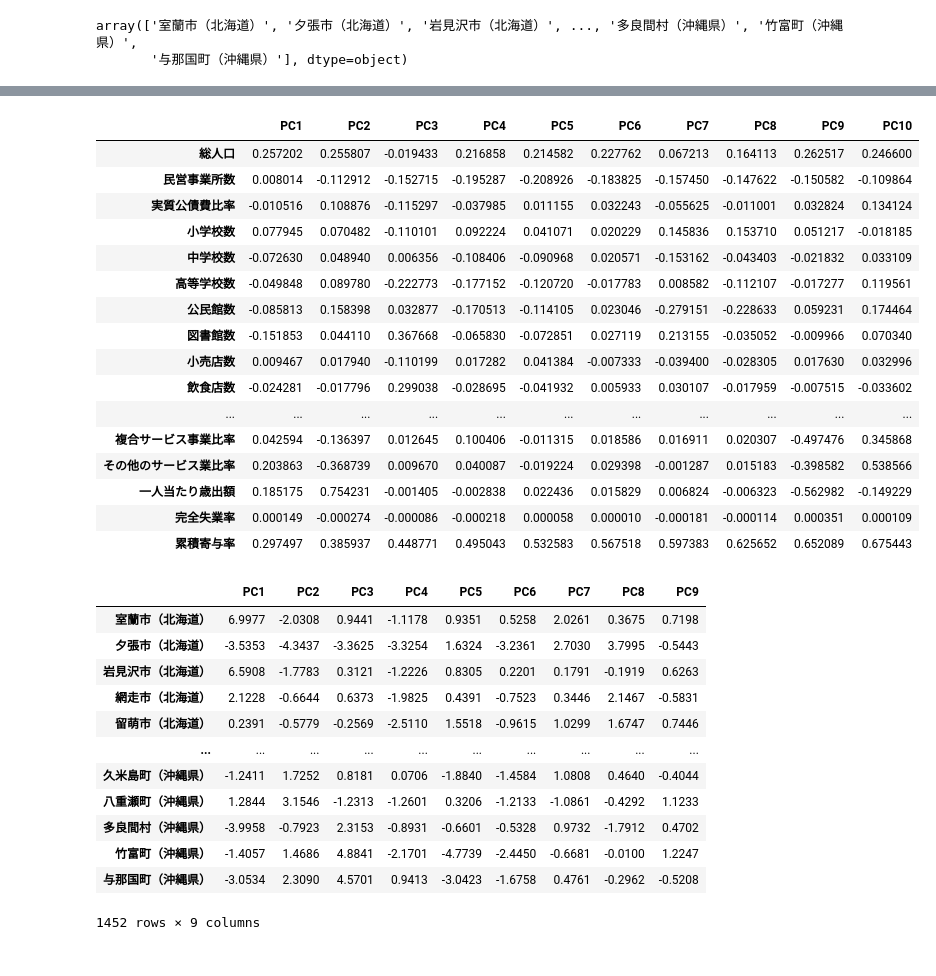
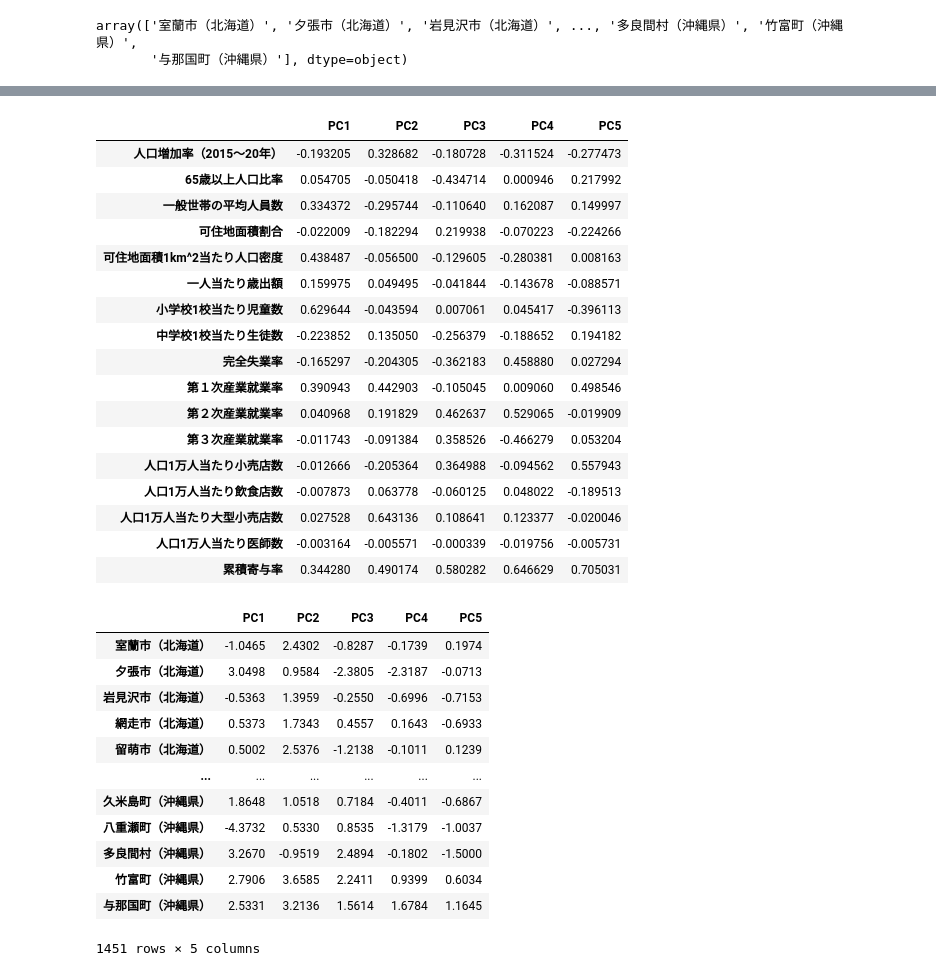
Before and after one commit to tMaehashi/City-Analysis, a Jupyter notebook: Code/city_2.ipynb, the cells around one changed output, grey strips where cells are left out. Saved outputs shown, nothing was run; the diff lists cells and outputs as text; code cells hidden in the pictures.

```diff
--- a/Code/city_2.ipynb
+++ b/Code/city_2.ipynb
@@ -138,43 +131,44 @@ df_PCA.style.applymap(color_background)
 # %%
-my_df = df_PCA.iloc[:, :10]
+my_df = df_PCA.iloc[:, :5]
 my_df.style.applymap(color_background)
 # %% [output]
-|  | PC1 | PC2 | PC3 | PC4 | PC5 | PC6 | PC7 | PC8 | PC9 | PC10 |
-| 総人口 | 0.257202 | 0.255807 | -0.019433 | 0.216858 | 0.214582 | 0.227762 | 0.067213 | 0.164113 | 0.262517 | 0.246600 |
-| 民営事業所数 | 0.008014 | -0.112912 | -0.152715 | -0.195287 | -0.208926 | -0.183825 | -0.157450 | -0.147622 | -0.150582 | -0.109864 |
-| 実質公債費比率 | -0.010516 | 0.108876 | -0.115297 | -0.037985 | 0.011155 | 0.032243 | -0.055625 | -0.011001 | 0.032824 | 0.134124 |
-| 小学校数 | 0.077945 | 0.070482 | -0.110101 | 0.092224 | 0.041071 | 0.020229 | 0.145836 | 0.153710 | 0.051217 | -0.018185 |
-| 中学校数 | -0.072630 | 0.048940 | 0.006356 | -0.108406 | -0.090968 | 0.020571 | -0.153162 | -0.043403 | -0.021832 | 0.033109 |
-| 高等学校数 | -0.049848 | 0.089780 | -0.222773 | -0.177152 | -0.120720 | -0.017783 | 0.008582 | -0.112107 | -0.017277 | 0.119561 |
-| 公民館数 | -0.085813 | 0.158398 | 0.032877 | -0.170513 | -0.114105 | 0.023046 | -0.279151 | -0.228633 | 0.059231 | 0.174464 |
-| 図書館数 | -0.151853 | 0.044110 | 0.367668 | -0.065830 | -0.072851 | 0.027119 | 0.213155 | -0.035052 | -0.009966 | 0.070340 |
-| 小売店数 | 0.009467 | 0.017940 | -0.110199 | 0.017282 | 0.041384 | -0.007333 | -0.039400 | -0.028305 | 0.017630 | 0.032996 |
-| 飲食店数 | -0.024281 | -0.017796 | 0.299038 | -0.028695 | -0.041932 | 0.005933 | 0.030107 | -0.017959 | -0.007515 | -0.033602 |
-| ... | ... | ... | ... | ... | ... | ... | ... | ... | ... | ... |
-| 複合サービス事業比率 | 0.042594 | -0.136397 | 0.012645 | 0.100406 | -0.011315 | 0.018586 | 0.016911 | 0.020307 | -0.497476 | 0.345868 |
-| その他のサービス業比率 | 0.203863 | -0.368739 | 0.009670 | 0.040087 | -0.019224 | 0.029398 | -0.001287 | 0.015183 | -0.398582 | 0.538566 |
-| 一人当たり歳出額 | 0.185175 | 0.754231 | -0.001405 | -0.002838 | 0.022436 | 0.015829 | 0.006824 | -0.006323 | -0.562982 | -0.149229 |
-| 完全失業率 | 0.000149 | -0.000274 | -0.000086 | -0.000218 | 0.000058 | 0.000010 | -0.000181 | -0.000114 | 0.000351 | 0.000109 |
-| 累積寄与率 | 0.297497 | 0.385937 | 0.448771 | 0.495043 | 0.532583 | 0.567518 | 0.597383 | 0.625652 | 0.652089 | 0.675443 |
+|  | PC1 | PC2 | PC3 | PC4 | PC5 |
+| 人口増加率（2015～20年） | -0.193205 | 0.328682 | -0.180728 | -0.311524 | -0.277473 |
+| 65歳以上人口比率 | 0.054705 | -0.050418 | -0.434714 | 0.000946 | 0.217992 |
+| 一般世帯の平均人員数 | 0.334372 | -0.295744 | -0.110640 | 0.162087 | 0.149997 |
+| 可住地面積割合 | -0.022009 | -0.182294 | 0.219938 | -0.070223 | -0.224266 |
+| 可住地面積1km^2当たり人口密度 | 0.438487 | -0.056500 | -0.129605 | -0.280381 | 0.008163 |
+| 一人当たり歳出額 | 0.159975 | 0.049495 | -0.041844 | -0.143678 | -0.088571 |
+| 小学校1校当たり児童数 | 0.629644 | -0.043594 | 0.007061 | 0.045417 | -0.396113 |
+| 中学校1校当たり生徒数 | -0.223852 | 0.135050 | -0.256379 | -0.188652 | 0.194182 |
+| 完全失業率 | -0.165297 | -0.204305 | -0.362183 | 0.458880 | 0.027294 |
+| 第１次産業就業率 | 0.390943 | 0.442903 | -0.105045 | 0.009060 | 0.498546 |
+| 第２次産業就業率 | 0.040968 | 0.191829 | 0.462637 | 0.529065 | -0.019909 |
+| 第３次産業就業率 | -0.011743 | -0.091384 | 0.358526 | -0.466279 | 0.053204 |
+| 人口1万人当たり小売店数 | -0.012666 | -0.205364 | 0.364988 | -0.094562 | 0.557943 |
+| 人口1万人当たり飲食店数 | -0.007873 | 0.063778 | -0.060125 | 0.048022 | -0.189513 |
+| 人口1万人当たり大型小売店数 | 0.027528 | 0.643136 | 0.108641 | 0.123377 | -0.020046 |
+| 人口1万人当たり医師数 | -0.003164 | -0.005571 | -0.000339 | -0.019756 | -0.005731 |
+| 累積寄与率 | 0.344280 | 0.490174 | 0.580282 | 0.646629 | 0.705031 |
 # %%
 pd.options.display.float_format = '{:.4f}'.format
 pca_score = pd.DataFrame(val_PCA, columns=[f'PC{i+1}' for i in range(pca.n_components_)], index=C)
-df_score = pca_score.iloc[:, :9]
+df_score = pca_score.iloc[:, :5]
 df_score
 # %% [output]
-|  | PC1 | PC2 | PC3 | PC4 | PC5 | PC6 | PC7 | PC8 | PC9 |
-| 室蘭市（北海道） | 6.9977 | -2.0308 | 0.9441 | -1.1178 | 0.9351 | 0.5258 | 2.0261 | 0.3675 | 0.7198 |
-| 夕張市（北海道） | -3.5353 | -4.3437 | -3.3625 | -3.3254 | 1.6324 | -3.2361 | 2.7030 | 3.7995 | -0.5443 |
-| 岩見沢市（北海道） | 6.5908 | -1.7783 | 0.3121 | -1.2226 | 0.8305 | 0.2201 | 0.1791 | -0.1919 | 0.6263 |
-| 網走市（北海道） | 2.1228 | -0.6644 | 0.6373 | -1.9825 | 0.4391 | -0.7523 | 0.3446 | 2.1467 | -0.5831 |
-| 留萌市（北海道） | 0.2391 | -0.5779 | -0.2569 | -2.5110 | 1.5518 | -0.9615 | 1.0299 | 1.6747 | 0.7446 |
-| ... | ... | ... | ... | ... | ... | ... | ... | ... | ... |
-| 久米島町（沖縄県） | -1.2411 | 1.7252 | 0.8181 | 0.0706 | -1.8840 | -1.4584 | 1.0808 | 0.4640 | -0.4044 |
-| 八重瀬町（沖縄県） | 1.2844 | 3.1546 | -1.2313 | -1.2601 | 0.3206 | -1.2133 | -1.0861 | -0.4292 | 1.1233 |
-| 多良間村（沖縄県） | -3.9958 | -0.7923 | 2.3153 | -0.8931 | -0.6601 | -0.5328 | 0.9732 | -1.7912 | 0.4702 |
-| 竹富町（沖縄県） | -1.4057 | 1.4686 | 4.8841 | -2.1701 | -4.7739 | -2.4450 | -0.6681 | -0.0100 | 1.2247 |
-| 与那国町（沖縄県） | -3.0534 | 2.3090 | 4.5701 | 0.9413 | -3.0423 | -1.6758 | 0.4761 | -0.2962 | -0.5208 |
+|  | PC1 | PC2 | PC3 | PC4 | PC5 |
+| 室蘭市（北海道） | -1.0465 | 2.4302 | -0.8287 | -0.1739 | 0.1974 |
+| 夕張市（北海道） | 3.0498 | 0.9584 | -2.3805 | -2.3187 | -0.0713 |
+| 岩見沢市（北海道） | -0.5363 | 1.3959 | -0.2550 | -0.6996 | -0.7153 |
+| 網走市（北海道） | 0.5373 | 1.7343 | 0.4557 | 0.1643 | -0.6933 |
+| 留萌市（北海道） | 0.5002 | 2.5376 | -1.2138 | -0.1011 | 0.1239 |
+| ... | ... | ... | ... | ... | ... |
+| 久米島町（沖縄県） | 1.8648 | 1.0518 | 0.7184 | -0.4011 | -0.6867 |
+| 八重瀬町（沖縄県） | -4.3732 | 0.5330 | 0.8535 | -1.3179 | -1.0037 |
+| 多良間村（沖縄県） | 3.2670 | -0.9519 | 2.4894 | -0.1802 | -1.5000 |
+| 竹富町（沖縄県） | 2.7906 | 3.6585 | 2.2411 | 0.9399 | 0.6034 |
+| 与那国町（沖縄県） | 2.5331 | 3.2136 | 1.5614 | 1.6784 | 1.1645 |
-1452 rows × 9 columns
+1451 rows × 5 columns
 # %%
 my_score = df_score.values
 my_score.shape
```
Also changed, not shown: parts of 22 cells of this notebook, 1 other file.
